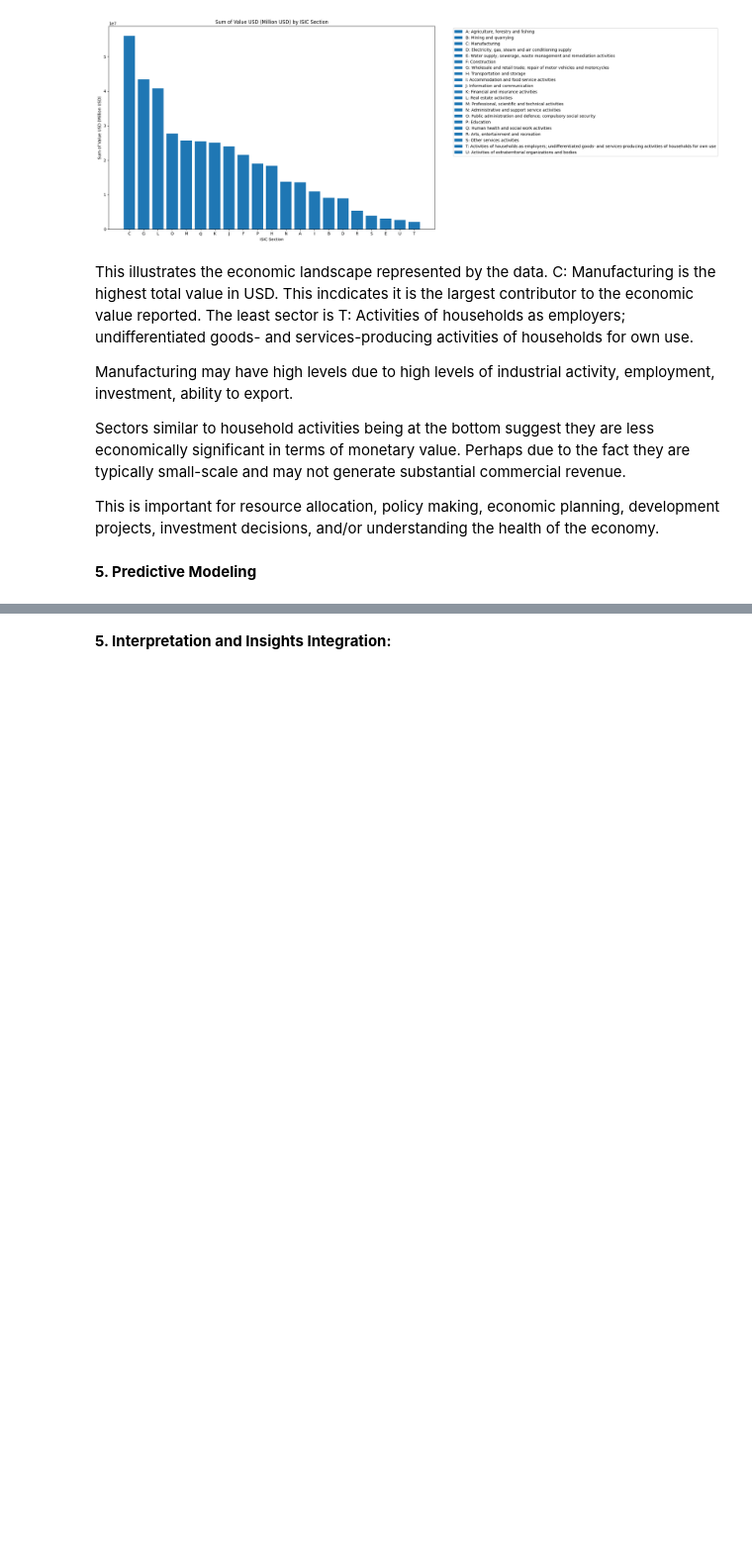
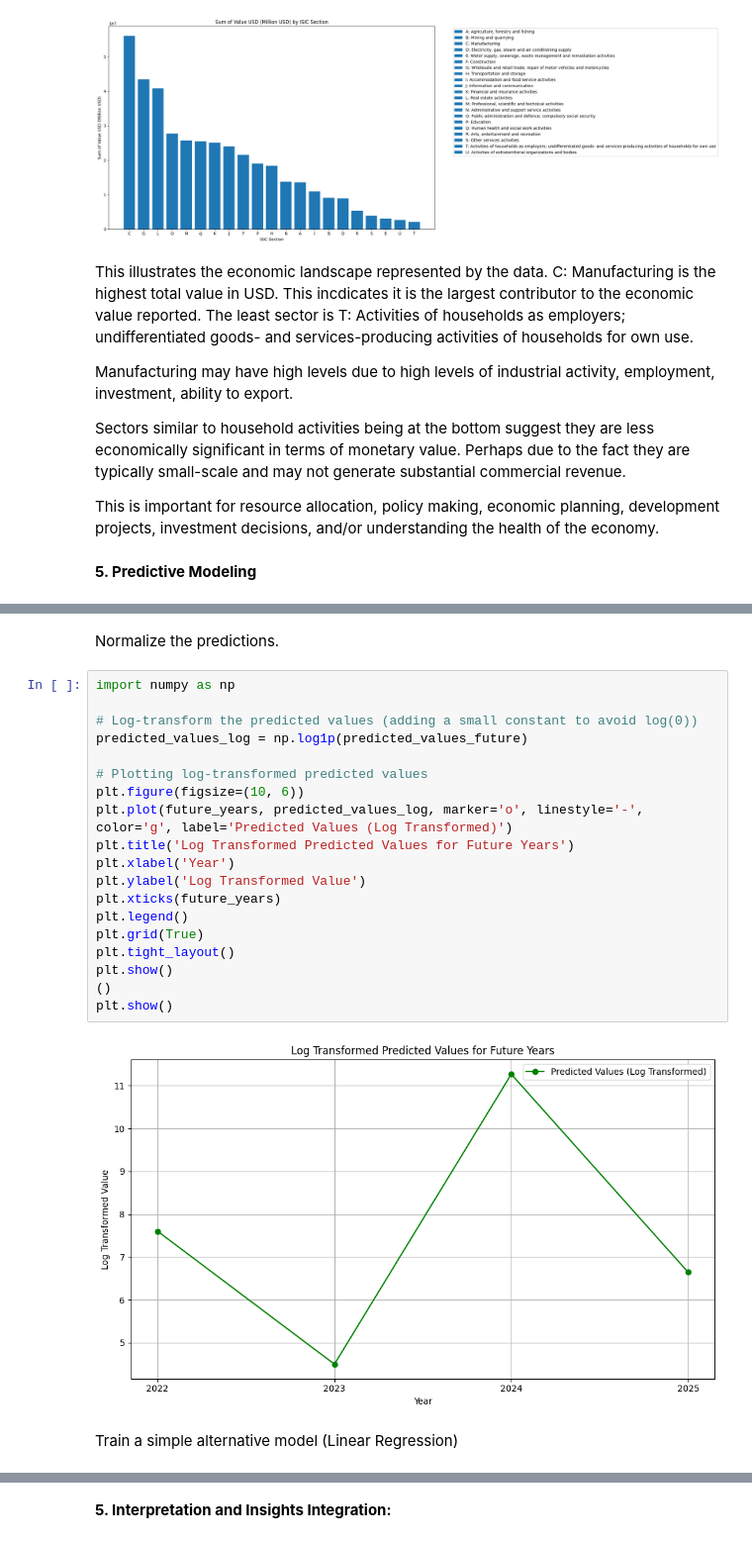
Before and after one commit to klbailey/ADA, a Jupyter notebook: Capstone.ipynb, the cells around one changed output, grey strips where cells are left out. Shown at 99% size. Drawn from its saved outputs; the diff is of its cells as text; blank space fills up the shorter version.

```diff
--- a/Capstone.ipynb
+++ b/Capstone.ipynb
@@ -1639,0 +1358,25 @@ These predictions are potential future trends for the 3 countries in terms of ec
+# %% [markdown]
+Normalize the predictions.
+# %%
+import numpy as np
+
+# Log-transform the predicted values (adding a small constant to avoid log(0))
+predicted_values_log = np.log1p(predicted_values_future)
+
+# Plotting log-transformed predicted values
+plt.figure(figsize=(10, 6))
+plt.plot(future_years, predicted_values_log, marker='o', linestyle='-', color='g', label='Predicted Values (Log Transformed)')
+plt.title('Log Transformed Predicted Values for Future Years')
+plt.xlabel('Year')
+plt.ylabel('Log Transformed Value')
+plt.xticks(future_years)
+plt.legend()
+plt.grid(True)
+plt.tight_layout()
+plt.show()
+()
+plt.show()
+# %% [output]
+[figure, added]
+# %% [markdown]
+Train a simple alternative model (Linear Regression)
```
Also changed, not shown: parts of 31 cells of this notebook.
